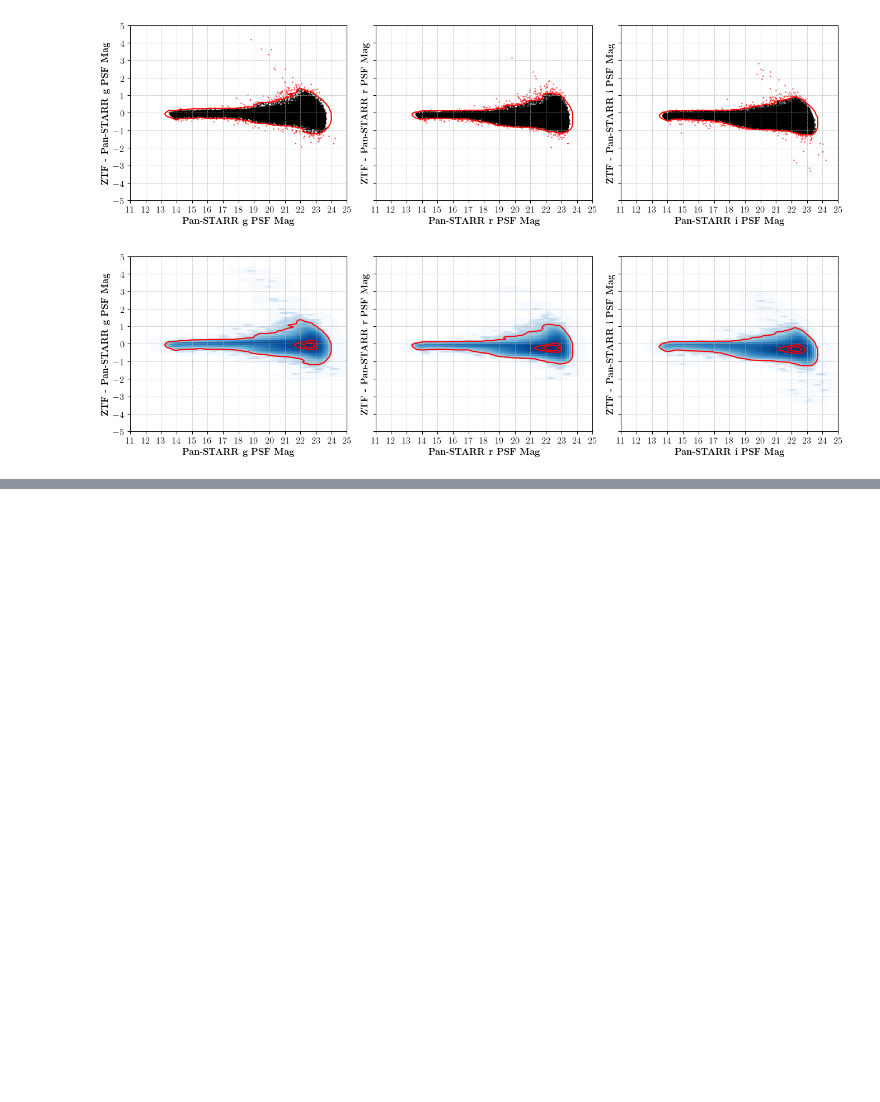
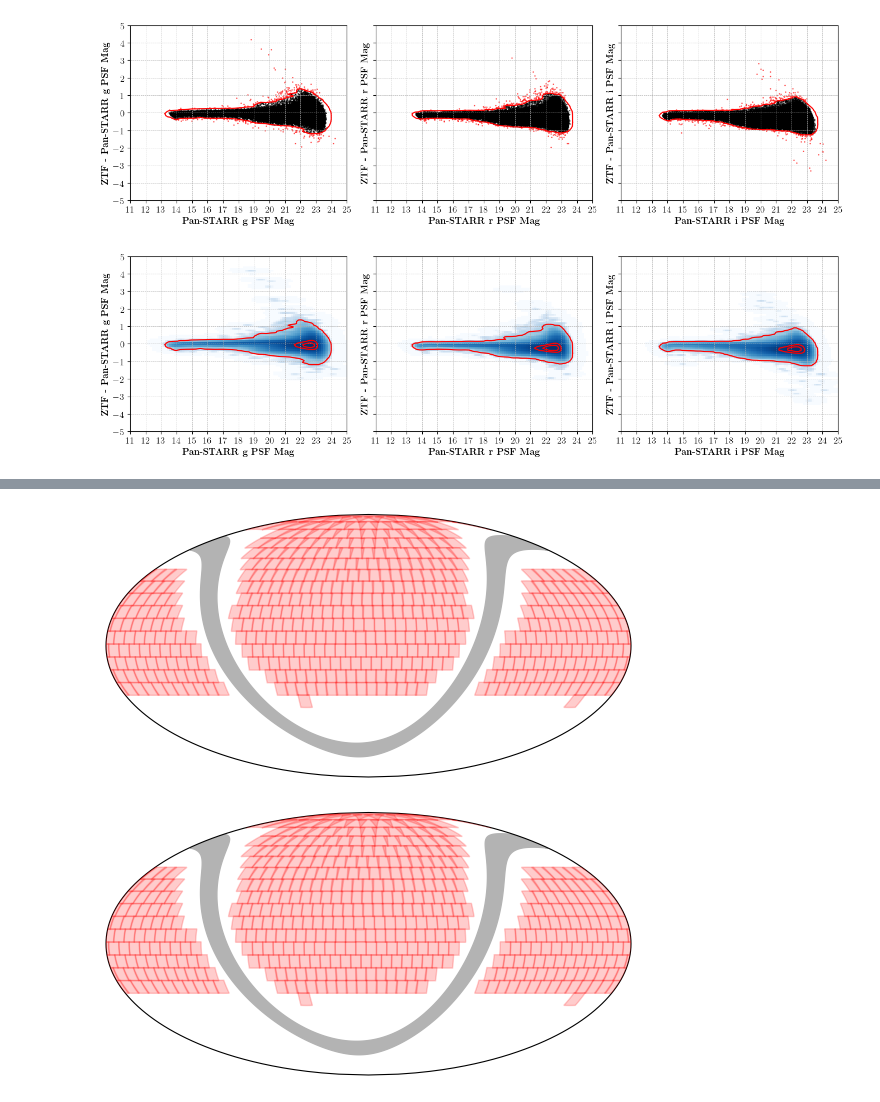
Before and after one commit to Adam-Boesky/long_transients, a Jupyter notebook: Notebooks/calculate_5sigma.ipynb, the cells around one changed output, grey strips where cells are left out. Drawn from its saved outputs; the diff is of its cells as text; code cells hidden in the pictures; blank space fills up the shorter version.

```diff
--- a/Notebooks/calculate_5sigma.ipynb
+++ b/Notebooks/calculate_5sigma.ipynb
@@ -67,6 +110,8 @@ def get_prelim_filtered_tabs(field_name: str):
 
     # Load unfiltered table
     bands = ('g', 'r', 'i')
+    if not np.all([os.path.exists(os.path.join(merged_result_dirpath, f'{field_name}_{band}.ecsv')) for band in bands]):
+        return None
     tabs = {band: load_ecsv(os.path.join(merged_result_dirpath, f'{field_name}_{band}.ecsv')) for band in bands}
 
     # Only use sources in both catalogs
@@ -94,6 +139,10 @@ def get_prelim_filtered_tabs(field_name: str):
 tables = get_prelim_filtered_tabs(field_names[0])
 for field_dir in field_names[1:]:
     new_tables = get_prelim_filtered_tabs(field_dir)
+
+    if new_tables is None:
+        continue
+
     for band in ('g', 'r', 'i'):
         tables[band] = vstack([tables[band], new_tables[band]])
 # %% [output]
@@ -235,3 +273,13 @@ Calculating the KDE...
+# %%
+with open('X.npy', 'wb') as f:
+    np.save(f, X)
+
+with open('Y.npy', 'wb') as f:
+    np.save(f, Y)
+
+for band, z in Zs.items():
+    with open(f'Z_{band}', 'wb') as f:
+        np.save(f, Zs[band])
 # %%
 # Plot
 fig, axes = plt.subplots(1, 3, figsize=(13.6, 4), sharey=True)
@@ -307,0 +394,11 @@ plt.tight_layout()
+# %%
+imaged_fields = {}
+for band in ('g', 'r', 'i'):
+    imaged_fields[band] = np.load(f'/Users/adamboesky/Research/long_transients/Data/{band}_imaged_fields.npy')
+# %%
+import ztffields
+
+ztffields.skyplot_fields(imaged_fields['g'], color="red", alpha=0.2)
+# %% [output]
+[figure, added]
+[figure, added]
```
Also changed, not shown: parts of 51 cells of this notebook, 5 other files.
